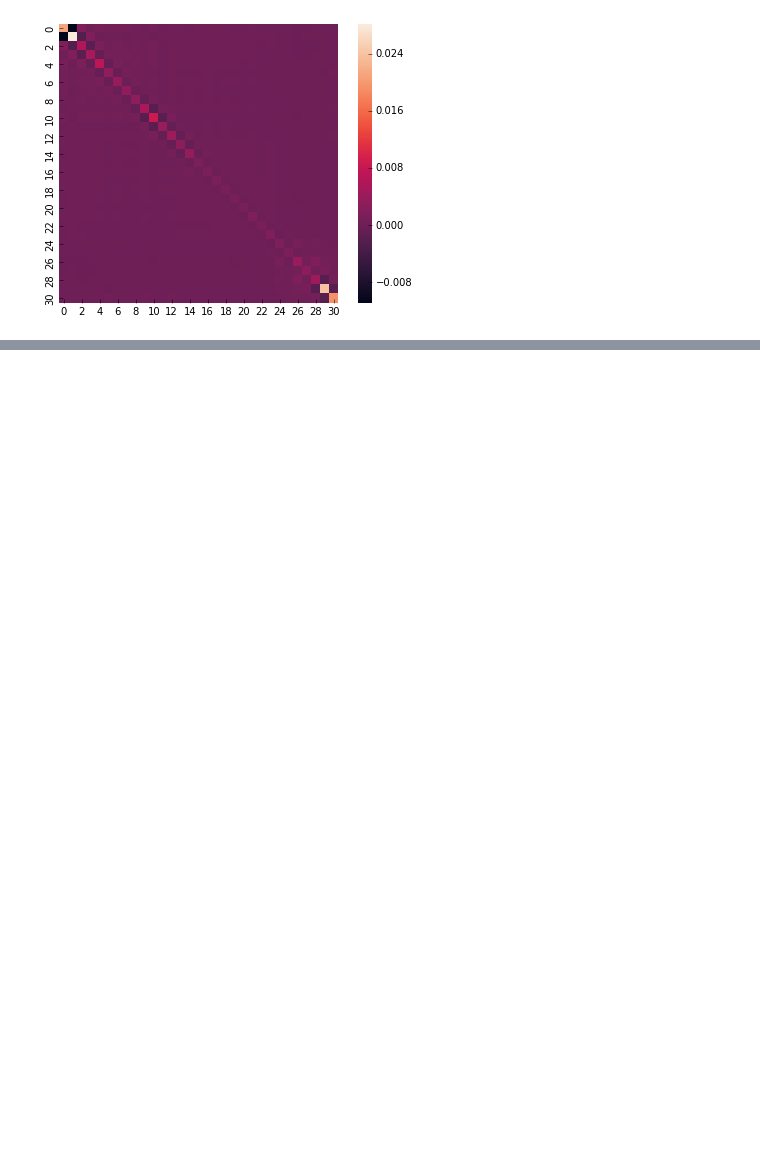
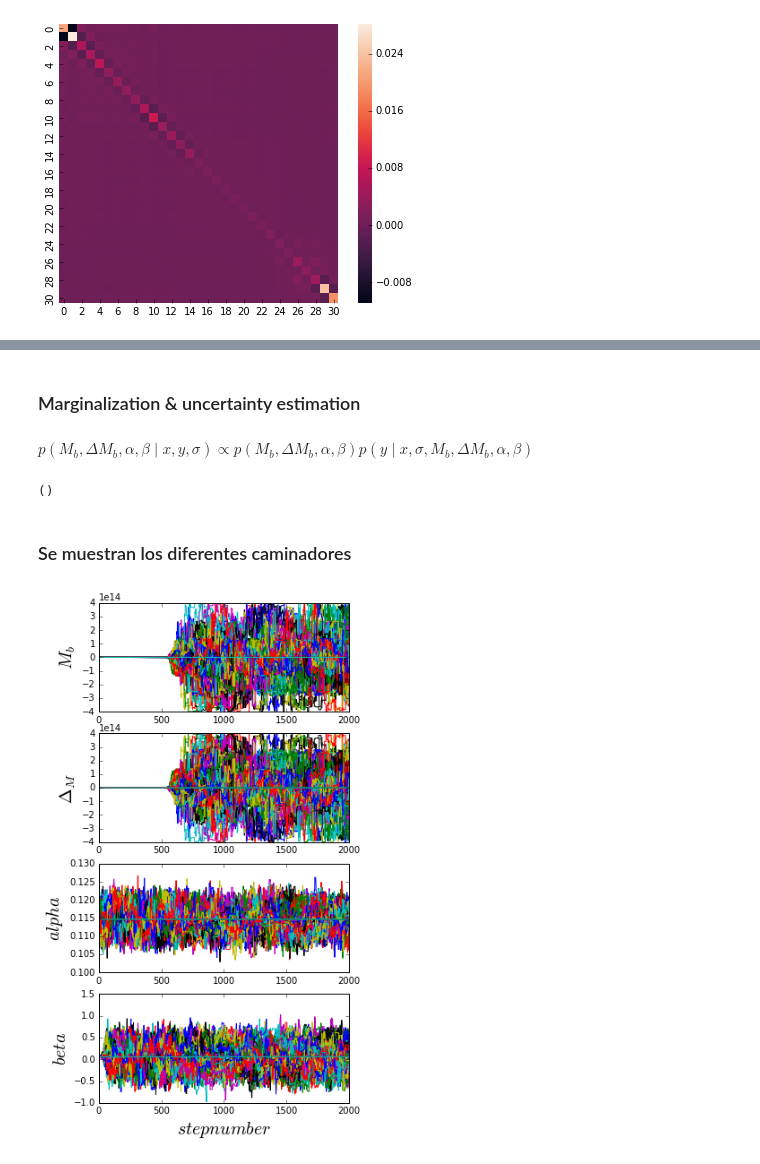
Before and after one commit to CosmoStats/projectofinal1-2018-all, a Jupyter notebook: Likelihood.ipynb, the cells around one changed output, grey strips where cells are left out. Drawn from its saved outputs; the diff is of its cells as text; code cells hidden in the pictures; blank space fills up the shorter version.

```diff
--- a/Likelihood.ipynb
+++ b/Likelihood.ipynb
@@ -226,0 +180,4 @@ plt.show()
+# %% [markdown]
+### Marginalization & uncertainty estimation
+# %% [markdown]
+$p(M_{b}, \Delta M_{b}, \alpha, \beta\mid x,y,\sigma )\propto p(M_{b}, \Delta M_{b}, \alpha, \beta)p(y\mid x,\sigma ,M_{b}, \Delta M_{b}, \alpha, \beta)$
@@ -226,0 +190,9 @@ plt.show()
+# %%
+def lnprob(theta, z, var):
+    lp = lnprior(theta)
+    if not np.isfinite(lp):
+        return -np.inf
+    return lp + lnlike(theta, z, var)
+# %%
+ndim, nwalkers = 5, 300
+pos = [result["x"] + 1e-4*np.random.randn(ndim) for i in range(nwalkers)]
@@ -226,0 +201,37 @@ plt.show()
+# %%
+import emcee
+sampler = emcee.EnsembleSampler(nwalkers, ndim, lnprob, args=(zcmb, var2))
+# %%
+sampler.run_mcmc(pos, 2000)
+print()
+# %% [output]
+()
+# %% [markdown]
+### Se muestran los diferentes caminadores
+# %%
+x1 = np.linspace(0.0, 2000, 2000)
+plt.figure(figsize=(5,10))
+for i in range(100):
+    plt.subplot(4, 1, 1)
+    plt.plot(x1, sampler.chain[i,:,0], '-')
+    plt.plot(x1, M_b_true*np.ones(2000), '-')
+    plt.ylabel('$M_{b}$',fontsize = 20)
+
+    plt.subplot(4, 1, 2)
+    plt.plot(x1, sampler.chain[i,:,1], '-')
+    plt.plot(x1, delta_Mb*np.ones(2000), '-')
+    plt.ylabel('$\Delta_{M}$',fontsize = 20)
+
+    plt.subplot(4, 1, 3)
+    plt.plot(x1, sampler.chain[i,:,2], '-')
+    plt.plot(x1, alpha_true*np.ones(2000), '-')
+    plt.ylabel('$alpha$',fontsize = 20)
+
+    plt.subplot(4, 1, 4)
+    plt.plot(x1, sampler.chain[i,:,3], '-')
+    plt.plot(x1, beta_true*np.ones(2000), '-')
+    plt.ylabel('$beta$',fontsize = 20)
+    plt.xlabel('$stepnumber$',fontsize = 20)
+plt.show()
+# %% [output]
+[figure, added]
```
Also changed, not shown: parts of 39 cells of this notebook.
